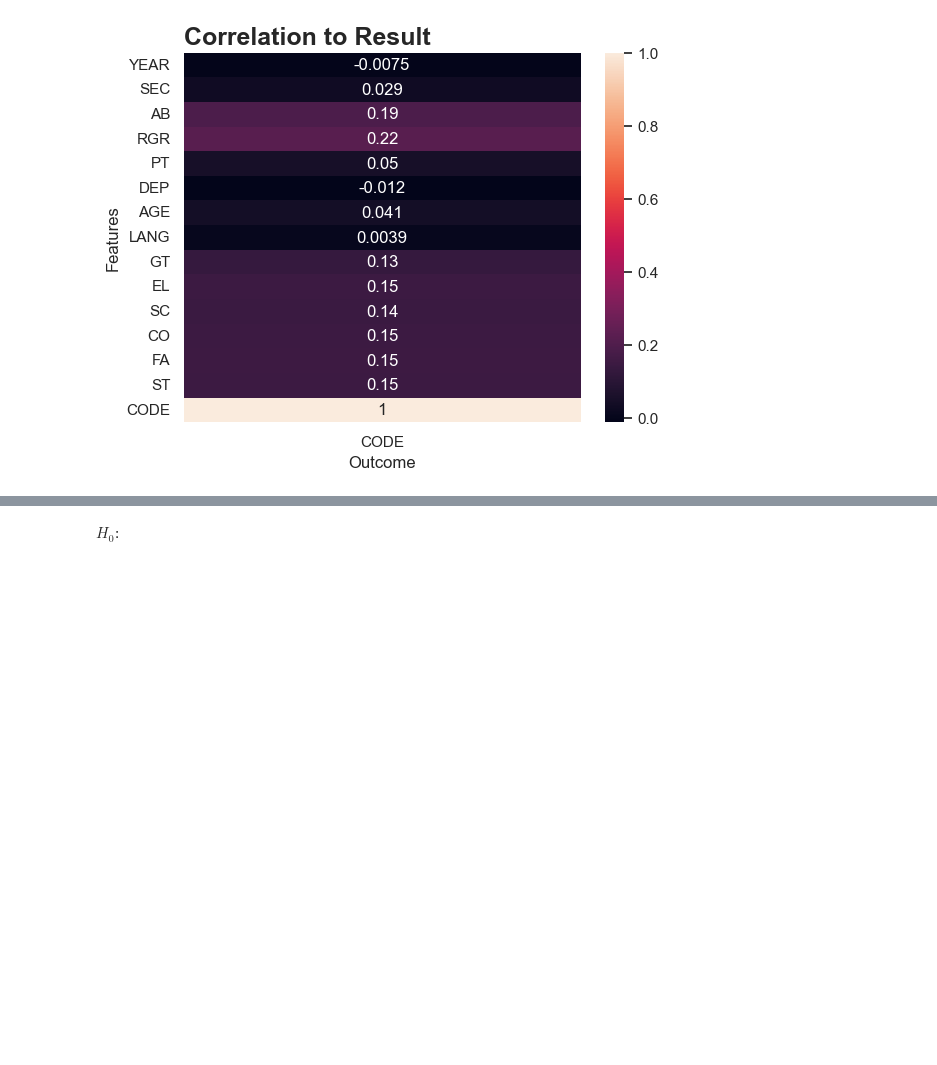
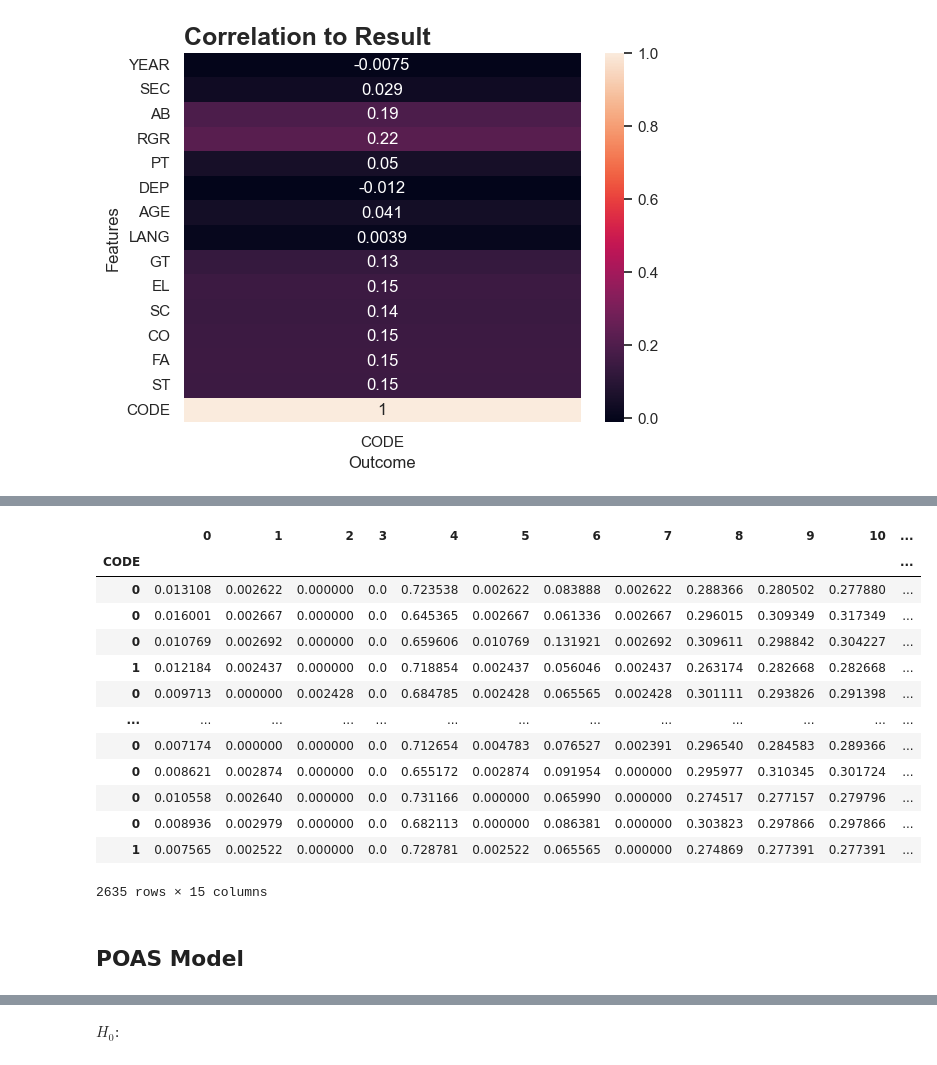
Before and after one commit to JaimeVRodriguez/psyop_selection_analysis, a Jupyter notebook: notebooks/eda.ipynb, the cells around one changed output, grey strips where cells are left out. Drawn from its saved outputs; the diff is of its cells as text; code cells hidden in the pictures; blank space fills up the shorter version.

```diff
--- a/notebooks/eda.ipynb
+++ b/notebooks/eda.ipynb
@@ -169,0 +161,18 @@ functions.pvalues(tests)
+# %%
+poas_norm = pd.DataFrame(X, y)
+poas_norm
+# %% [output]
+|  | 0 | 1 | 2 | 3 | 4 | 5 | 6 | 7 | 8 | 9 | 10 | ... |
+| CODE |  |  |  |  |  |  |  |  |  |  |  | ... |
+| 0 | 0.013108 | 0.002622 | 0.000000 | 0.0 | 0.723538 | 0.002622 | 0.083888 | 0.002622 | 0.288366 | 0.280502 | 0.277880 | ... |
+| 0 | 0.016001 | 0.002667 | 0.000000 | 0.0 | 0.645365 | 0.002667 | 0.061336 | 0.002667 | 0.296015 | 0.309349 | 0.317349 | ... |
+| 0 | 0.010769 | 0.002692 | 0.000000 | 0.0 | 0.659606 | 0.010769 | 0.131921 | 0.002692 | 0.309611 | 0.298842 | 0.304227 | ... |
+| 1 | 0.012184 | 0.002437 | 0.000000 | 0.0 | 0.718854 | 0.002437 | 0.056046 | 0.002437 | 0.263174 | 0.282668 | 0.282668 | ... |
+| 0 | 0.009713 | 0.000000 | 0.002428 | 0.0 | 0.684785 | 0.002428 | 0.065565 | 0.002428 | 0.301111 | 0.293826 | 0.291398 | ... |
+| ... | ... | ... | ... | ... | ... | ... | ... | ... | ... | ... | ... | ... |
+| 0 | 0.007174 | 0.000000 | 0.000000 | 0.0 | 0.712654 | 0.004783 | 0.076527 | 0.002391 | 0.296540 | 0.284583 | 0.289366 | ... |
+| 0 | 0.008621 | 0.002874 | 0.000000 | 0.0 | 0.655172 | 0.002874 | 0.091954 | 0.000000 | 0.295977 | 0.310345 | 0.301724 | ... |
+| 0 | 0.010558 | 0.002640 | 0.000000 | 0.0 | 0.731166 | 0.000000 | 0.065990 | 0.000000 | 0.274517 | 0.277157 | 0.279796 | ... |
+| 0 | 0.008936 | 0.002979 | 0.000000 | 0.0 | 0.682113 | 0.000000 | 0.086381 | 0.000000 | 0.303823 | 0.297866 | 0.297866 | ... |
+| 1 | 0.007565 | 0.002522 | 0.000000 | 0.0 | 0.728781 | 0.002522 | 0.065565 | 0.000000 | 0.274869 | 0.277391 | 0.277391 | ... |
+2635 rows × 15 columns
@@ -169,0 +181,2 @@ functions.pvalues(tests)
+# %% [markdown]
+## POAS Model
```
Also changed, not shown: parts of 15 cells of this notebook, 6 other files.
